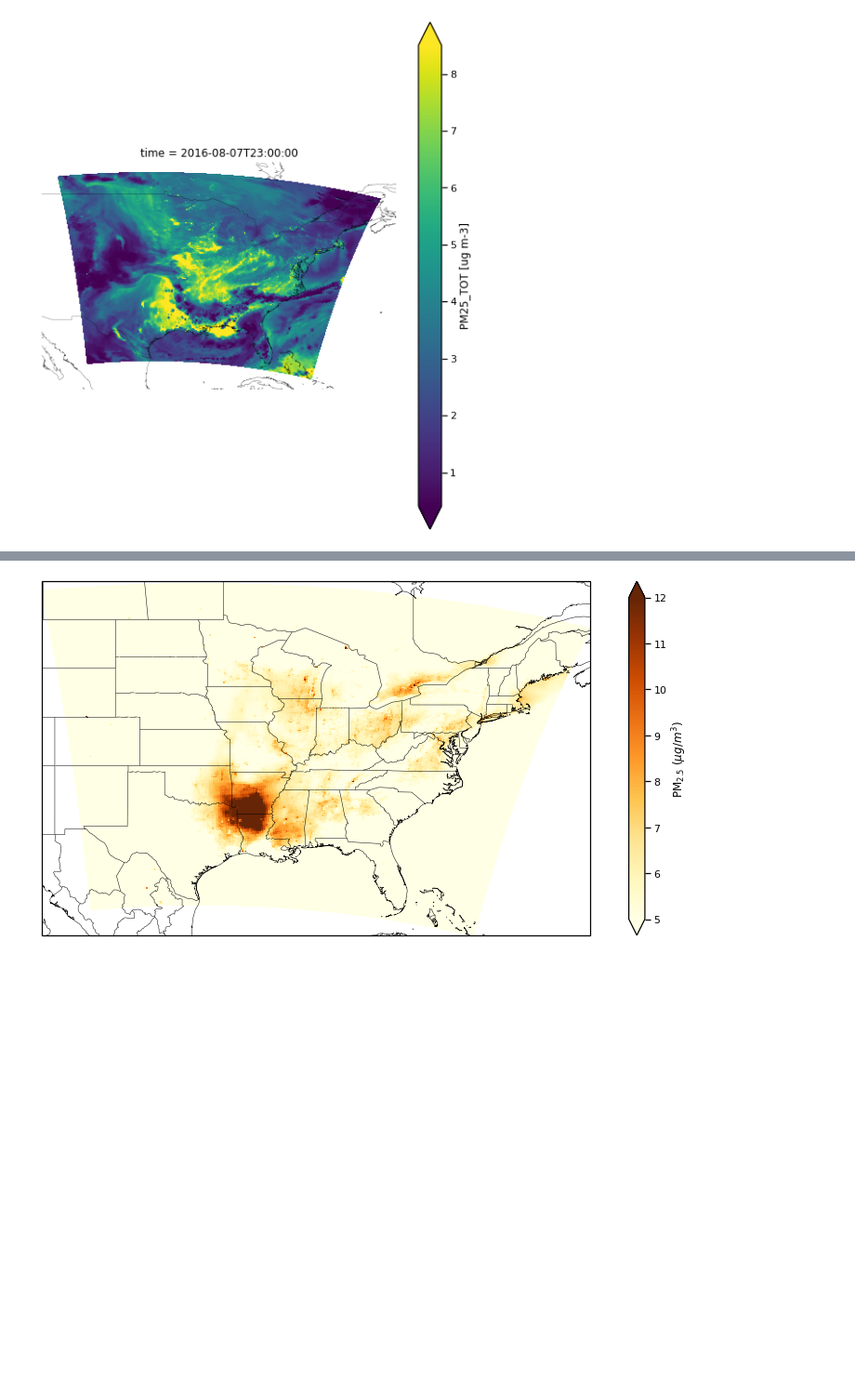
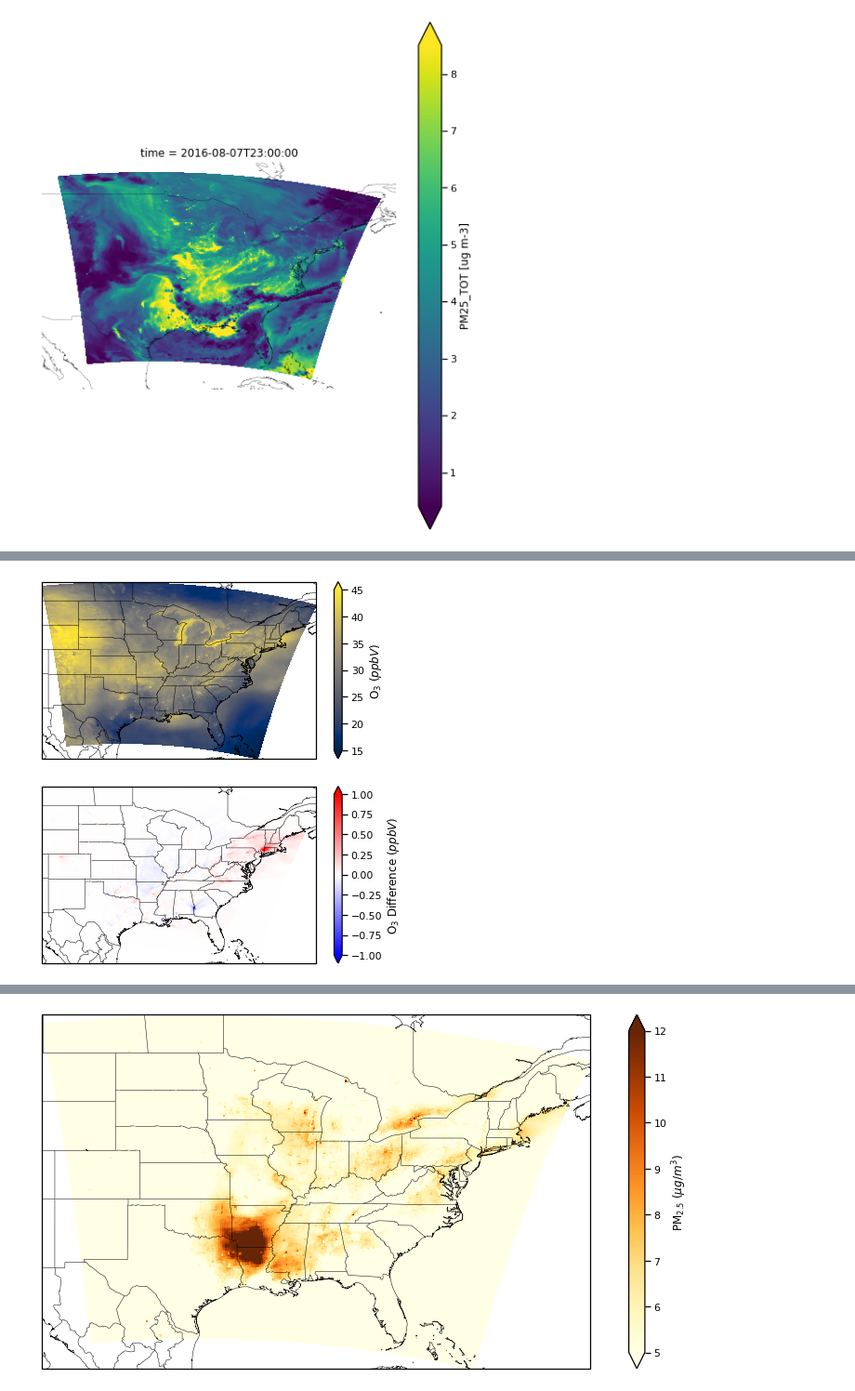
Before and after one commit to jeffreysward/cmaqpy, a Jupyter notebook: notebooks/Visualize cctm output dev.ipynb, the cells around one changed output, grey strips where cells are left out. Shown at 93% size. Saved outputs shown, nothing was run; the diff lists cells and outputs as text; code cells hidden in the pictures; blank space fills up the shorter version.

```diff
--- a/notebooks/Visualize cctm output dev.ipynb
+++ b/notebooks/Visualize cctm output dev.ipynb
@@ -82,0 +134,14 @@ def pollution_plot(da, vmin=0, vmax=12, cmap=cm.get_cmap('YlOrBr'), cbar_label='
+# %%
+o3_mean = c1.O3.mean(dim='time')
+o3_mean_diff = (c1.O3 - c.O3).mean(dim='time')
+# o3_pct_diff = (c1.O3 - c.O3) / c.O3
+# o3_mean_pct_diff = o3_pct_diff.mean(dim='time')
+
+conc_compare(o3_mean, o3_mean_diff, extent=None,
+             vmin1=15, vmax1=45, vmin2=-1, vmax2=1, cmap1=cm.get_cmap('cividis'), cmap2=cm.get_cmap('bwr'),
+             cbar_label1='O$_{3}$ ($ppbV$)', cbar_label2='O$_{3}$ Difference ($ppbV$)',
+             figsize=(7,3.5), savefig=True, figpath1='../cmaqpy/data/plots/O3.png',
+             figpath2='../cmaqpy/data/plots/O3_diff.png')
+# %% [output]
+[figure, added]
+[figure, added]
```
Also changed, not shown: parts of 6 cells of this notebook, 11 other files.
